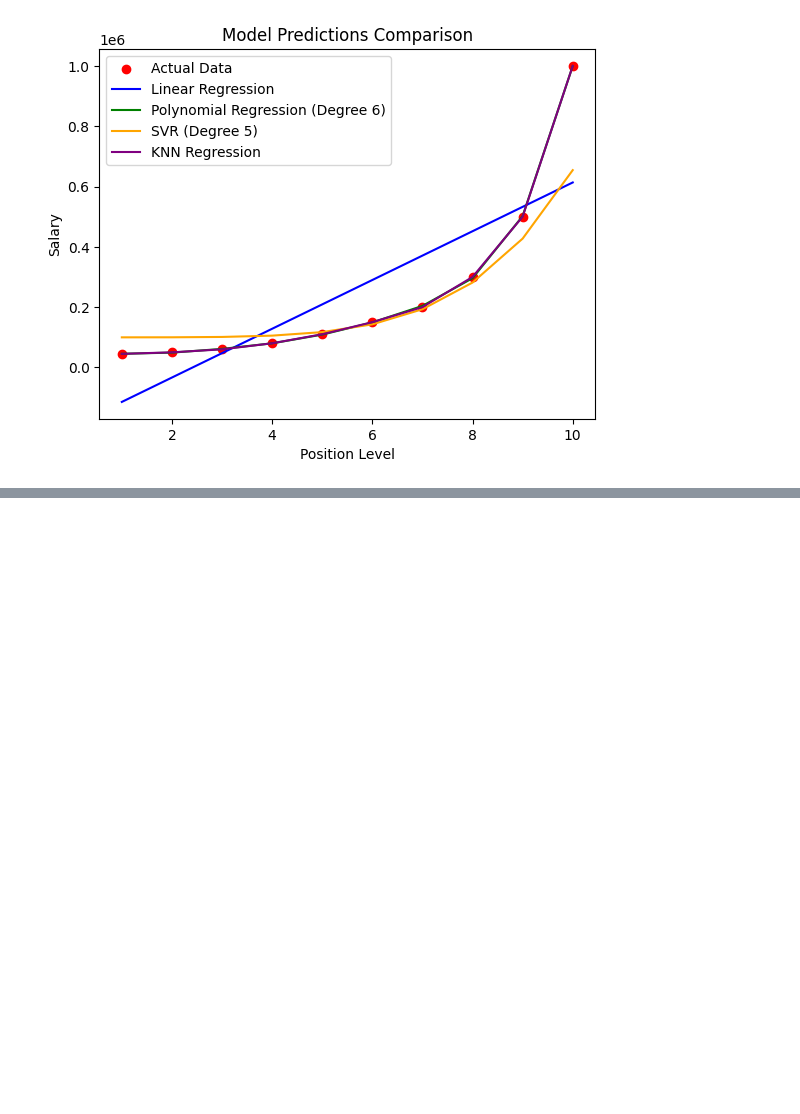
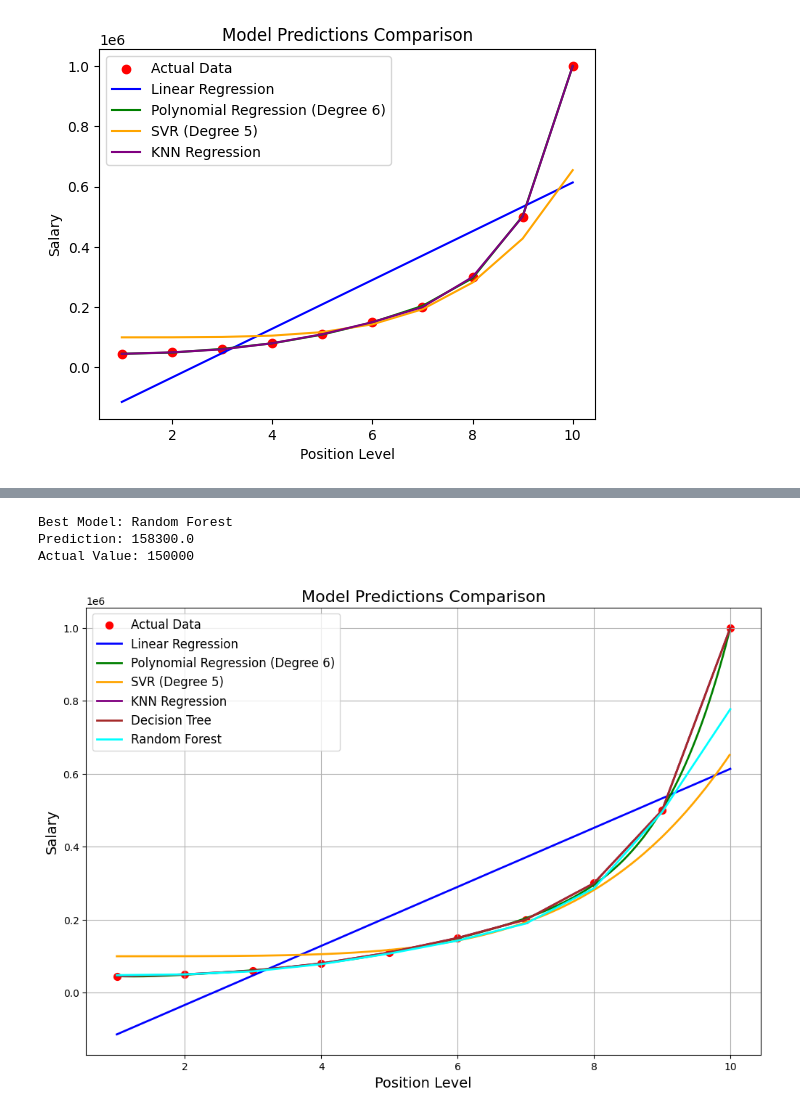
Before and after one commit to RatnapravaMohapatra/Machine_Learning, a Jupyter notebook: Polynomial/polynomial.ipynb, the cells around one changed output, grey strips where cells are left out. Cells and saved outputs as stored; diff of their text form; code cells hidden in the pictures; blank space fills up the shorter version.

```diff
--- a/Polynomial/polynomial.ipynb
+++ b/Polynomial/polynomial.ipynb
@@ -233,0 +289,6 @@ plt.show()
+# %%
+# RANDOM FOREST REGRESSOR
+from sklearn.ensemble import RandomForestRegressor
+rf_regressor = RandomForestRegressor(n_estimators=100,random_state=0, max_depth=5, min_samples_split=2, min_samples_leaf=1)
+# Create and train the Random Forest Regressor
+rf_regressor.fit(X, y)
@@ -233,0 +312,60 @@ plt.show()
+# %%
+# Actual value for level 6.5 (interpolated from the dataset)
+actual_value = 150000
+
+# Predictions from different models
+predictions = {
+    "Linear Regression": lin_model_pred[0],
+    "Polynomial Regression (Degree 6)": poly_model_pred[0],
+    "SVR (Degree 5)": svr_model_pred[0],
+    "KNN Regression": knn_reg_pred[0],
+    "Decision Tree": y_pred_dtr[0],
+    "Random Forest": y_pred_rf[0]
+}
+
+# Calculate the absolute error for each model
+errors = {model: abs(pred - actual_value) for model, pred in predictions.items()}
+
+# Find the model with the minimum error
+best_model = min(errors, key=errors.get)
+
+# Print the best model and its prediction
+print(f"Best Model: {best_model}")
+print(f"Prediction: {predictions[best_model]}")
+print(f"Actual Value: {actual_value}")
+# %% [output]
+Best Model: Random Forest
+Prediction: 158300.0
+Actual Value: 150000
+# %%
+# Plotting the actual data points
+plt.figure(figsize=(12, 8))
+plt.scatter(X, y, color='red', label='Actual Data', s=50)
+
+# Plotting Linear Regression predictions
+plt.plot(X, lin_reg.predict(X), color='blue', label='Linear Regression', linewidth=2)
+
+# Plotting Polynomial Regression predictions
+plt.plot(X_grid, poly_regressor.predict(poly_reg.transform(X_grid)), color='green', label='Polynomial Regression (Degree 6)', linewidth=2)
+
+# Plotting SVR predictions
+plt.plot(X_grid, svr_regressor.predict(X_grid), color='orange', label='SVR (Degree 5)', linewidth=2)
+
+# Plotting KNN predictions
+plt.plot(X, knn_reg_model.predict(X), color='purple', label='KNN Regression', linewidth=2)
+
+# Plotting Decision Tree predictions
+plt.plot(X, regrssor_dtr.predict(X), color='brown', label='Decision Tree', linewidth=2)
+
+# Plotting Random Forest predictions
+plt.plot(X, rf_regressor.predict(X), color='cyan', label='Random Forest', linewidth=2)
+
+# Adding labels, title, and legend
+plt.title('Model Predictions Comparison', fontsize=16)
+plt.xlabel('Position Level', fontsize=14)
+plt.ylabel('Salary', fontsize=14)
+plt.legend(fontsize=12)
+plt.grid(True)
+plt.show()
+# %% [output]
+[figure, added]
```
Also changed, not shown: parts of 11 cells of this notebook, 1 other file.
